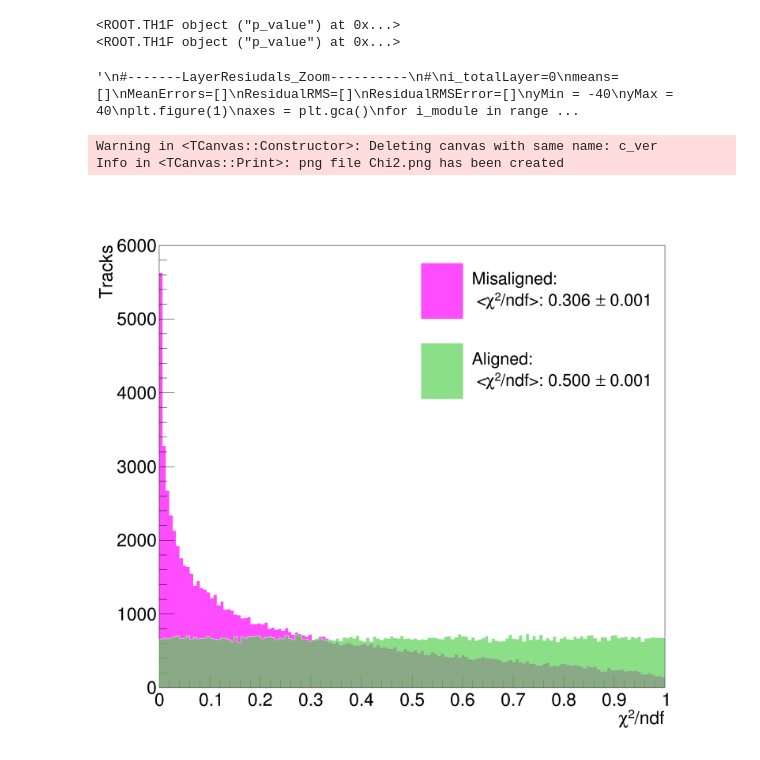
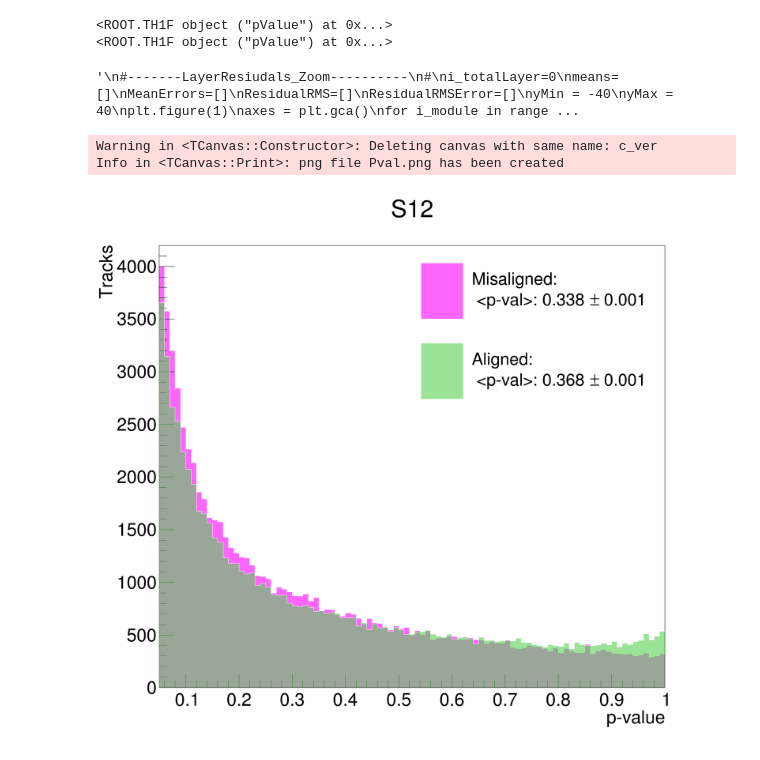
Before and after one commit to glukicov/alignTrack, a Jupyter notebook: mpIIDESY/ComparePlots.ipynb, the cells around one changed output. Drawn from its saved outputs; the diff is of its cells as text; code cells hidden in the pictures.

Commit message:
FoM Plots

```diff
--- a/mpIIDESY/ComparePlots.ipynb
+++ b/mpIIDESY/ComparePlots.ipynb
@@ -21,10 +21,10 @@ round_to = 3
 getcontext().prec = round_to
 
 #Define constant paths and labels
-path = "Tracks/p_value"
+path = "TrackerAlignment/Tracks/pValue"
 # path = "Tracks/h_chi2_circle_ndf"
-scr_nominal= "Tracker_Mis.root"
-scr_shift = "Tracker_fixMis.root"
+scr_nominal= "/Users/gleb/software/alignTrack/mpIIDESY/DS0_Corr/S18/TrackerAlignment.root"
+scr_shift = "/Users/gleb/software/alignTrack/mpIIDESY/DS0_Corr_Iter2/S18/TrackerAlignment.root"
 stateN=2
 
 #Containers to store histograms in orders as the names
@@ -51,16 +51,17 @@ for i_state in range(0, stateN):
     pVal = fileName[i_state].Get(str(path))
 
     print(pVal)
-
-    pVal.GetXaxis().SetRangeUser(0.0, 1.0)
-    pVal.GetYaxis().SetRangeUser(0.0, 6000.0)
+    pVal.Rebin(2)
+    pVal.GetXaxis().SetRangeUser(0.05, 1.0)
+    pVal.GetYaxis().SetRangeUser(0.0, 4200.0)
     pVal.SetTitle("")
 
     pVal.SetLineColor(0)
-    pVal.SetFillColorAlpha(colors[i_total], 0.70)
+    pVal.SetFillColorAlpha(colors[i_total], 0.60)
     pVal.SetFillStyle(1)
-#     pVal.GetXaxis().SetTitle("p-value")
-    pVal.GetXaxis().SetTitle("#chi^{2}/ndf")
+    pVal.SetTitle("S12")
+    pVal.GetXaxis().SetTitle("p-value")
+#     pVal.GetXaxis().SetTitle("#chi^{2}/ndf")
     pVal.GetYaxis().SetTitle("Tracks")
     pVal.GetYaxis().SetTitleOffset(1.5);
     pVal.Draw("same")
@@ -68,8 +69,8 @@ for i_state in range(0, stateN):
     mean=Decimal(pVal.GetMean())/Decimal(1)
     mean_error = round(Decimal(pVal.GetMeanError())/Decimal(1), round_to)
 
-#     legenValue1 = "#splitline{"+str(names[i_total])+":}{ <p-val>: "+str(mean)+"#pm "+str(mean_error)+"}"
-    legenValue1 = "#splitline{"+str(names[i_total])+":}{ <#chi^{2}/ndf>: "+str(mean)+" #pm "+str(mean_error)+"}"
+    legenValue1 = "#splitline{"+str(names[i_total])+":}{ <p-val>: "+str(mean)+" #pm "+str(mean_error)+"}"
+    #legenValue1 = "#splitline{"+str(names[i_total])+":}{ <#chi^{2}/ndf>: "+str(mean)+" #pm "+str(mean_error)+"}"
     legend.AddEntry(pVal, str(legenValue1), "f")
     legend.Draw("same")
 
@@ -81,8 +82,8 @@ gStyle.SetOptFit(0)
 gStyle.SetLegendBorderSize(0)
 gStyle.SetLegendTextSize(0.033)
 c_ver.Draw()
-# c_ver.Print("Pval.png")
-c_ver.Print("Chi2.png")
+c_ver.Print("Pval.png")
+# c_ver.Print("Chi2.png")
 
 # ###### LAYERS ##############
 # NModules=4
@@ -140,34 +141,34 @@ plt.tight_layout()
 #----Layer Residual SD
 i_totalLayer=0
 yMin = 120
 yMax = 210
 means=[]
 plt.figure(81)
 axes = plt.gca()
 for i_module in range(0, NModules):
     line = [[i_module*NLayers+0.5,yMin], [i_module*NLayers+0.5, yMax]]
     plt.plot(*zip(*itertools.chain.from_iterable(itertools.combinations(line, 2))), color = 'green')
 for i_module in range(0, NModules):
     for i_layer in range(0, NLayers):
         plt.errorbar(i_totalLayer+1, ResidualRMS[i_totalLayer], yerr=ResidualRMSError[i_totalLayer], color="red")
         plt.plot(i_totalLayer+1, ResidualRMS[i_totalLayer], marker="_", color="red")
         means.append(ResidualRMS[i_totalLayer])
         i_totalLayer+=1
 
 
 axes.set_xlim(0.5, NTotalLayers+1)
 axes.set_ylim(yMin, yMax)
 plt.title("UV Residual SD", fontsize=20)
 plt.ylabel("Residual SD [um]", fontsize=18)
 plt.xlabel("Layer", fontsize=20)
 plt.savefig("Residuals_SD_2D_fixMis.png", dpi=600)
 plt.tight_layout()
 #######################################################
 '''
 # %% [output]
-<ROOT.TH1F object ("p_value") at 0x...>
-<ROOT.TH1F object ("p_value") at 0x...>
+<ROOT.TH1F object ("pValue") at 0x...>
+<ROOT.TH1F object ("pValue") at 0x...>
 '\n#-------LayerResiudals_Zoom----------\n#\ni_totalLayer=0\nmeans=[]\nMeanErrors=[]\nResidualRMS=[]\nResidualRMSError=[]\nyMin = -40\nyMax = 40\nplt.figure(1)\naxes = plt.gca()\nfor i_module in range ...
 Warning in <TCanvas::Constructor>: Deleting canvas with same name: c_ver
-Info in <TCanvas::Print>: png file Chi2.png has been created
+Info in <TCanvas::Print>: png file Pval.png has been created
-[figure, old version]
+[figure, new version]
```
Also changed, not shown: 3 other files.
